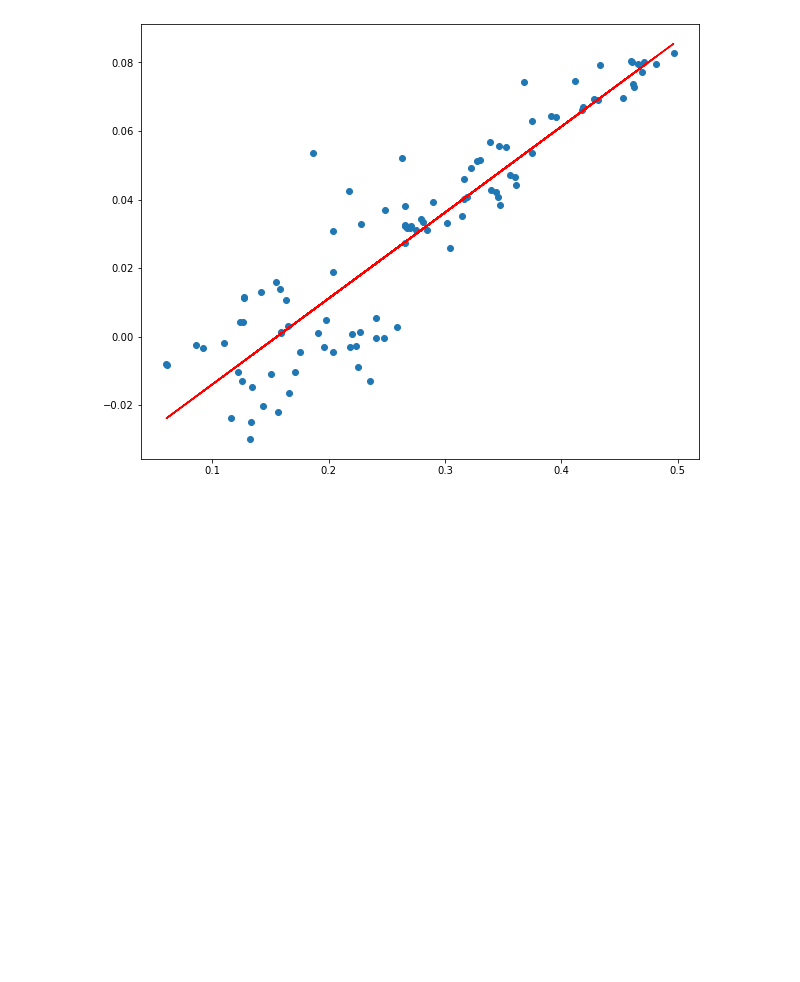
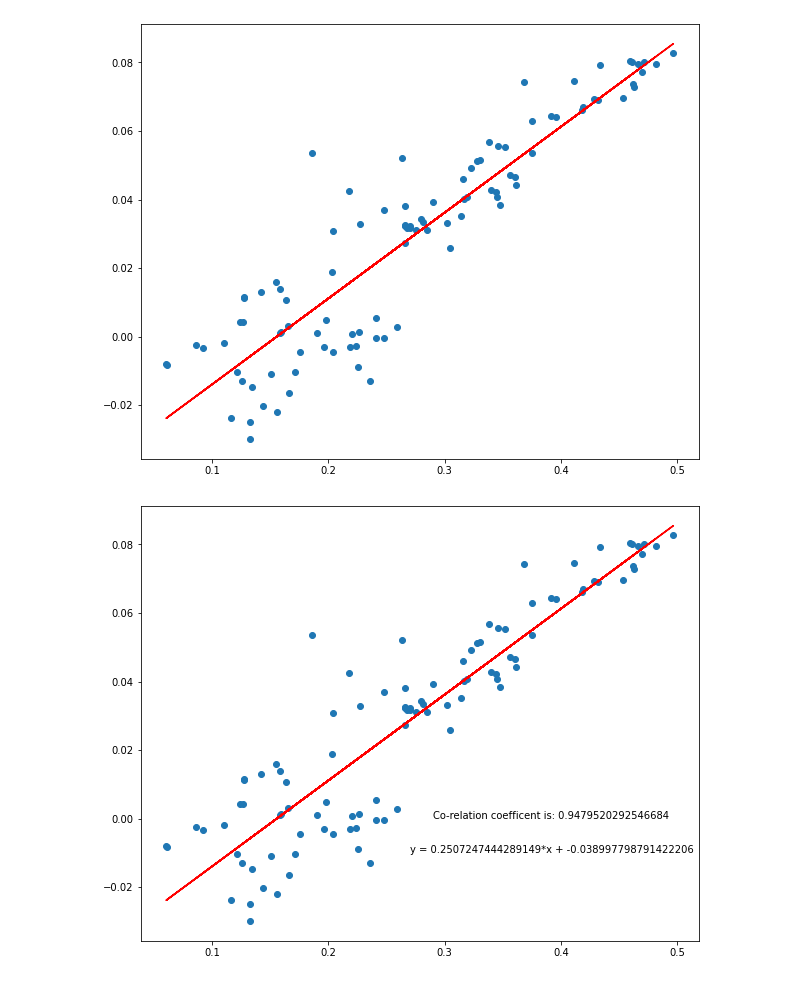
Before and after one commit to Puranjit/DataScience, a Jupyter notebook: Simple Linear Regression .ipynb, the cells around one changed output. Cells and saved outputs as stored; diff of their text form; code cells hidden in the pictures; blank space fills up the shorter version.

```diff
--- a/Simple Linear Regression .ipynb
+++ b/Simple Linear Regression .ipynb
@@ -98,3 +98,8 @@ corr
 |  | Independent | Dependent |
 | Independent | 1.000000 | 0.973628 |
 | Dependent | 0.973628 | 1.000000 |
+# %%
+# Extracting the co-relation coefficent
+R1 = corr.iloc[0][1]
+R = R1**2
+R
@@ -213,3 +220,14 @@ plt.plot(data1['NDVI'], trend, 'r')
 plt.show()
 # %% [output]
 [figure]
+# %%
+plt.figure(figsize=(10,8))
+
+plt.scatter(data1['NDVI'], data1['NDMI'])
+plt.plot(data1['NDVI'], trend, 'r')
+# plt.legend()
+plt.text(0.29,0, 'Co-relation coefficent is: {}'.format(R))
+plt.text(0.27,-0.01, 'y = {}*x + {}'.format(reg[0], reg[1]))
+plt.show()
+# %% [output]
+[figure, added]
```
Also changed, not shown: parts of 1 cell of this notebook.
